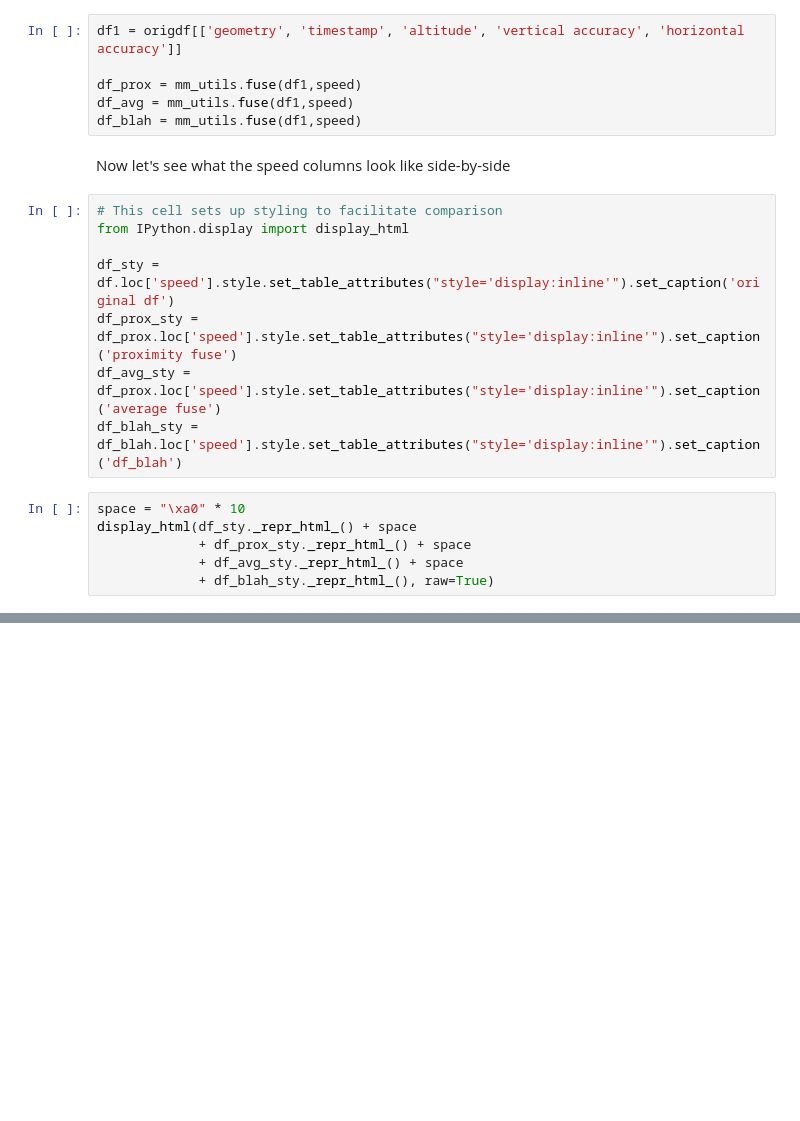
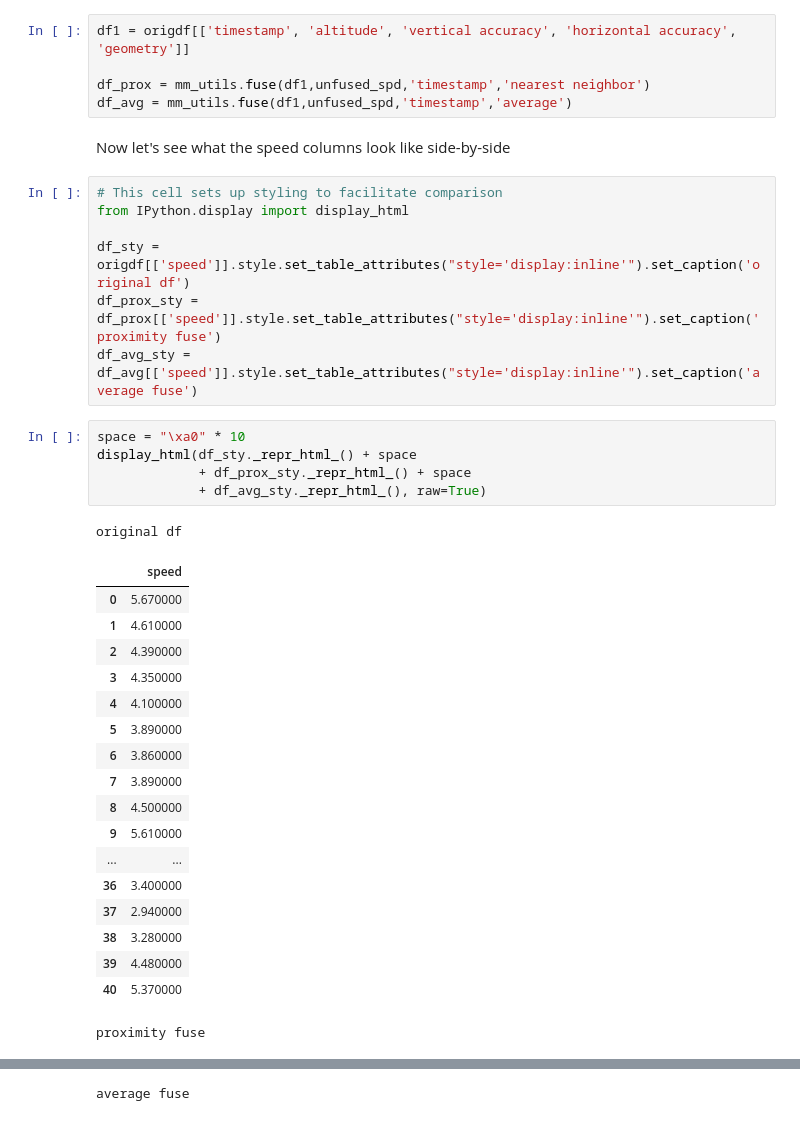
Before and after one commit to gjgress/G-RIPS-2022-Mitsubishi-A, a Jupyter notebook: Code/02a Data Pre-Processing.ipynb, the cells around one changed output, grey strips where cells are left out. Drawn from its saved outputs; the diff is of its cells as text; blank space fills up the shorter version.

```diff
--- a/Code/02a Data Pre-Processing.ipynb
+++ b/Code/02a Data Pre-Processing.ipynb
@@ -216,24 +227,41 @@ speed
 # %% [markdown]
 Now we wish to fuse this DataFrame with our original dataframe (excluding the original speed column)
 # %%
-df1 = origdf[['geometry', 'timestamp', 'altitude', 'vertical accuracy', 'horizontal accuracy']]
+df1 = origdf[['timestamp', 'altitude', 'vertical accuracy', 'horizontal accuracy', 'geometry']]
 
-df_prox = mm_utils.fuse(df1,speed)
-df_avg = mm_utils.fuse(df1,speed)
-df_blah = mm_utils.fuse(df1,speed)
+df_prox = mm_utils.fuse(df1,unfused_spd,'timestamp','nearest neighbor')
+df_avg = mm_utils.fuse(df1,unfused_spd,'timestamp','average')
 # %% [markdown]
 Now let's see what the speed columns look like side-by-side
 # %%
 # This cell sets up styling to facilitate comparison
 from IPython.display import display_html
 
-df_sty = df.loc['speed'].style.set_table_attributes("style='display:inline'").set_caption('original df')
-df_prox_sty = df_prox.loc['speed'].style.set_table_attributes("style='display:inline'").set_caption('proximity fuse')
-df_avg_sty = df_prox.loc['speed'].style.set_table_attributes("style='display:inline'").set_caption('average fuse')
-df_blah_sty = df_blah.loc['speed'].style.set_table_attributes("style='display:inline'").set_caption('df_blah')
+df_sty = origdf[['speed']].style.set_table_attributes("style='display:inline'").set_caption('original df')
+df_prox_sty = df_prox[['speed']].style.set_table_attributes("style='display:inline'").set_caption('proximity fuse')
+df_avg_sty = df_avg[['speed']].style.set_table_attributes("style='display:inline'").set_caption('average fuse')
 # %%
 space = "\xa0" * 10
 display_html(df_sty._repr_html_() + space
              + df_prox_sty._repr_html_() + space
-             + df_avg_sty._repr_html_() + space
-             + df_blah_sty._repr_html_(), raw=True)
+             + df_avg_sty._repr_html_(), raw=True)
+# %% [output]
+original df
+|  | speed |
+| 0 | 5.670000 |
+| 1 | 4.610000 |
+| 2 | 4.390000 |
+| 3 | 4.350000 |
+| 4 | 4.100000 |
+| 5 | 3.890000 |
+| 6 | 3.860000 |
+| 7 | 3.890000 |
+| 8 | 4.500000 |
+| 9 | 5.610000 |
+| ... | ... |
+| 36 | 3.400000 |
+| 37 | 2.940000 |
+| 38 | 3.280000 |
+| 39 | 4.480000 |
+| 40 | 5.370000 |
+proximity fuse
@@ -239,0 +285 @@ display_html(df_sty._repr_html_() + space
+average fuse
```
Also changed, not shown: parts of 21 cells of this notebook, 8 other files.
